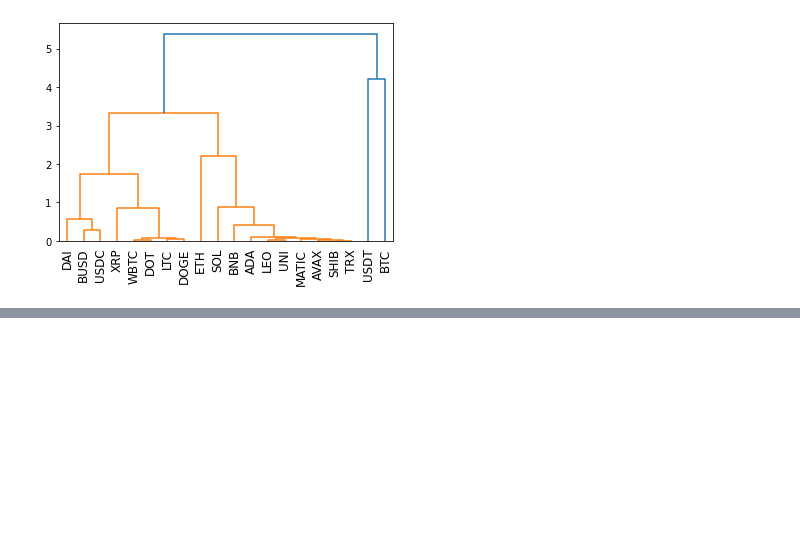
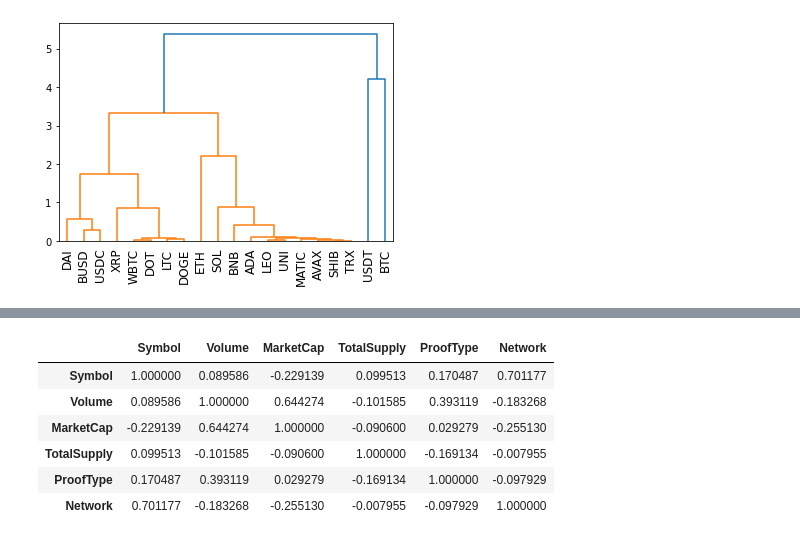
Before and after one commit to arian-rad/Quera-DataScience_bootcamp_Project1-Phase2, a Jupyter notebook: question2.ipynb, the cells around one changed output, grey strips where cells are left out. Cells and saved outputs as stored; diff of their text form; code cells hidden in the pictures; blank space fills up the shorter version.

```diff
--- a/question2.ipynb
+++ b/question2.ipynb
@@ -103,0 +147,10 @@ plt.show()
+# %%
+corr_matrix
+# %% [output]
+|  | Symbol | Volume | MarketCap | TotalSupply | ProofType | Network |
+| Symbol | 1.000000 | 0.089586 | -0.229139 | 0.099513 | 0.170487 | 0.701177 |
+| Volume | 0.089586 | 1.000000 | 0.644274 | -0.101585 | 0.393119 | -0.183268 |
+| MarketCap | -0.229139 | 0.644274 | 1.000000 | -0.090600 | 0.029279 | -0.255130 |
+| TotalSupply | 0.099513 | -0.101585 | -0.090600 | 1.000000 | -0.169134 | -0.007955 |
+| ProofType | 0.170487 | 0.393119 | 0.029279 | -0.169134 | 1.000000 | -0.097929 |
+| Network | 0.701177 | -0.183268 | -0.255130 | -0.007955 | -0.097929 | 1.000000 |
```
Also changed, not shown: parts of 23 cells of this notebook.
